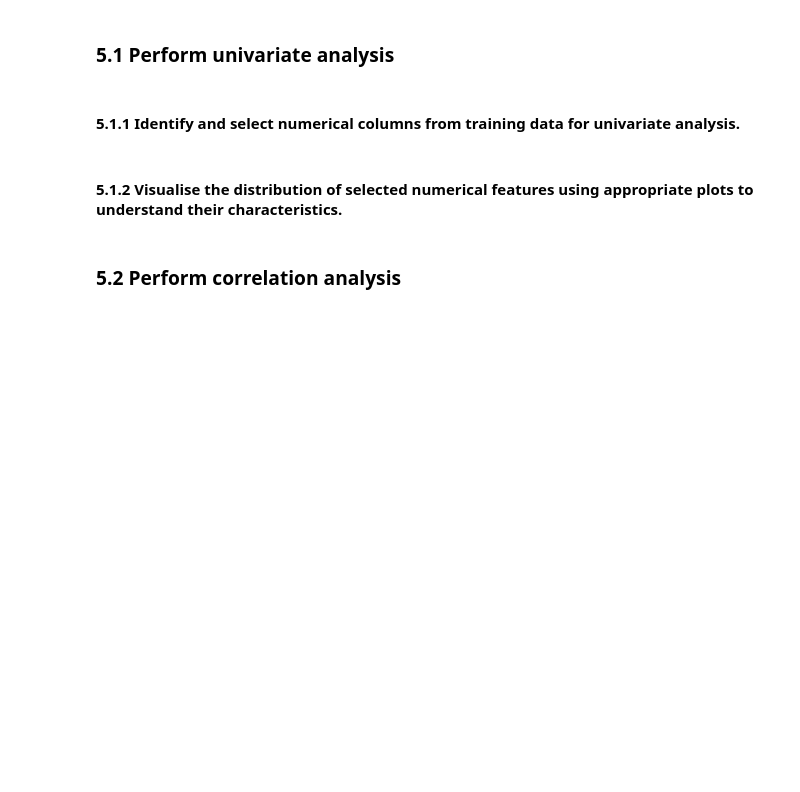
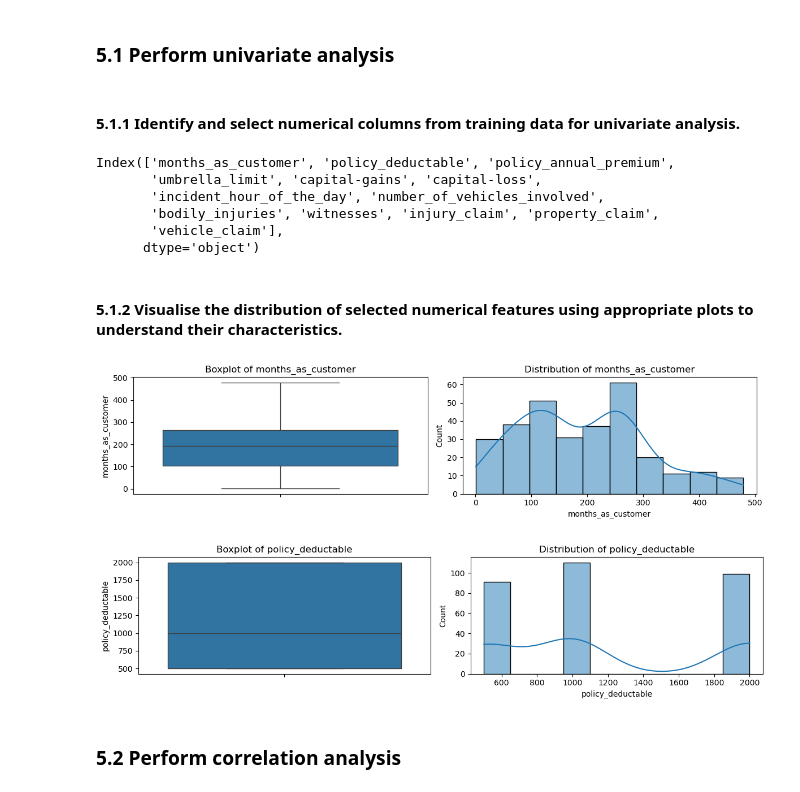
Before and after one commit to sunilkumarrudragada/Fraudulent_Claim_Detection, a Jupyter notebook: fraudulent_Claim_Detection.ipynb, the cells around one changed output. Cells and saved outputs as stored; diff of their text form; code cells hidden in the pictures; blank space fills up the shorter version.

Commit message:
eda on validation data

```diff
--- a/fraudulent_Claim_Detection.ipynb
+++ b/fraudulent_Claim_Detection.ipynb
@@ -837,5 +837,14 @@ numerical_vs_target_analysis(train_target, numerical_cols)
 #### **5.1.1** Identify and select numerical columns from training data for univariate analysis.
 # %%
 # Select numerical columns
+numerical_cols=X_test.select_dtypes(include='number').columns
+numerical_cols
+# %% [output]
+Index(['months_as_customer', 'policy_deductable', 'policy_annual_premium',
+       'umbrella_limit', 'capital-gains', 'capital-loss',
+       'incident_hour_of_the_day', 'number_of_vehicles_involved',
+       'bodily_injuries', 'witnesses', 'injury_claim', 'property_claim',
+       'vehicle_claim'],
+      dtype='object')
 # %% [markdown]
 #### **5.1.2** Visualise the distribution of selected numerical features using appropriate plots to understand their characteristics.
@@ -844,3 +851,19 @@ numerical_vs_target_analysis(train_target, numerical_cols)
+# %%
+# Plot all the numerical columns to understand their distribution
+for col in numerical_cols:
+    fig,axes=plt.subplots(1,2, figsize=(12,3))
+
+    sns.boxplot(data=X_test, y=col, ax=axes[0])
+    axes[0].set_title(f'Boxplot of {col}')
+
+    sns.histplot(data=X_test, x=col, ax=axes[1], kde=True)
+    axes[1].set_title(f'Distribution of {col}')
+
+    plt.tight_layout()
+    plt.show()
+# %% [output]
+[figure, added]
+[figure, added]
 # %% [markdown]
 ### **5.2 Perform correlation analysis**
 # %% [markdown]
```
Also changed, not shown: parts of 6 cells of this notebook.
